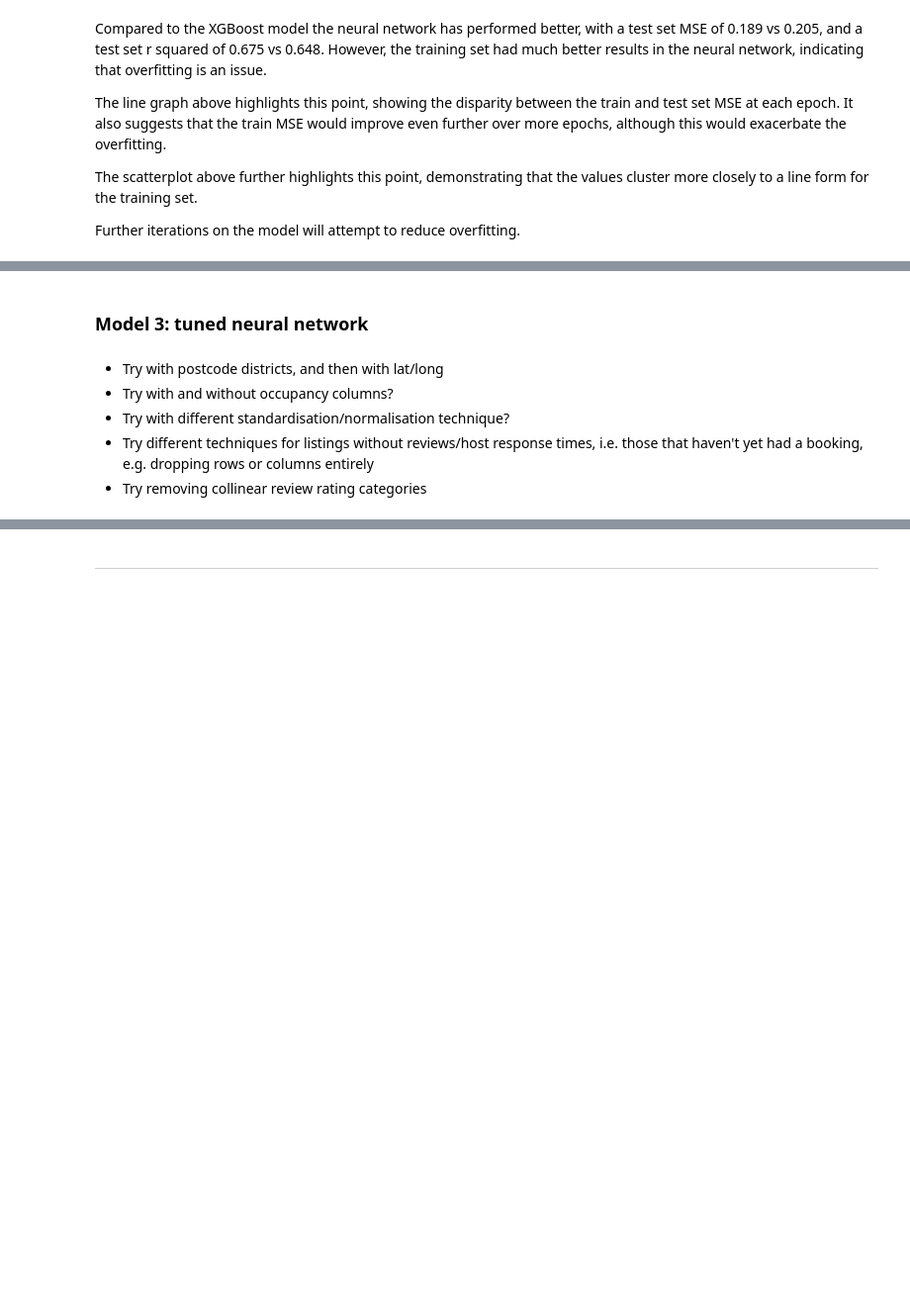
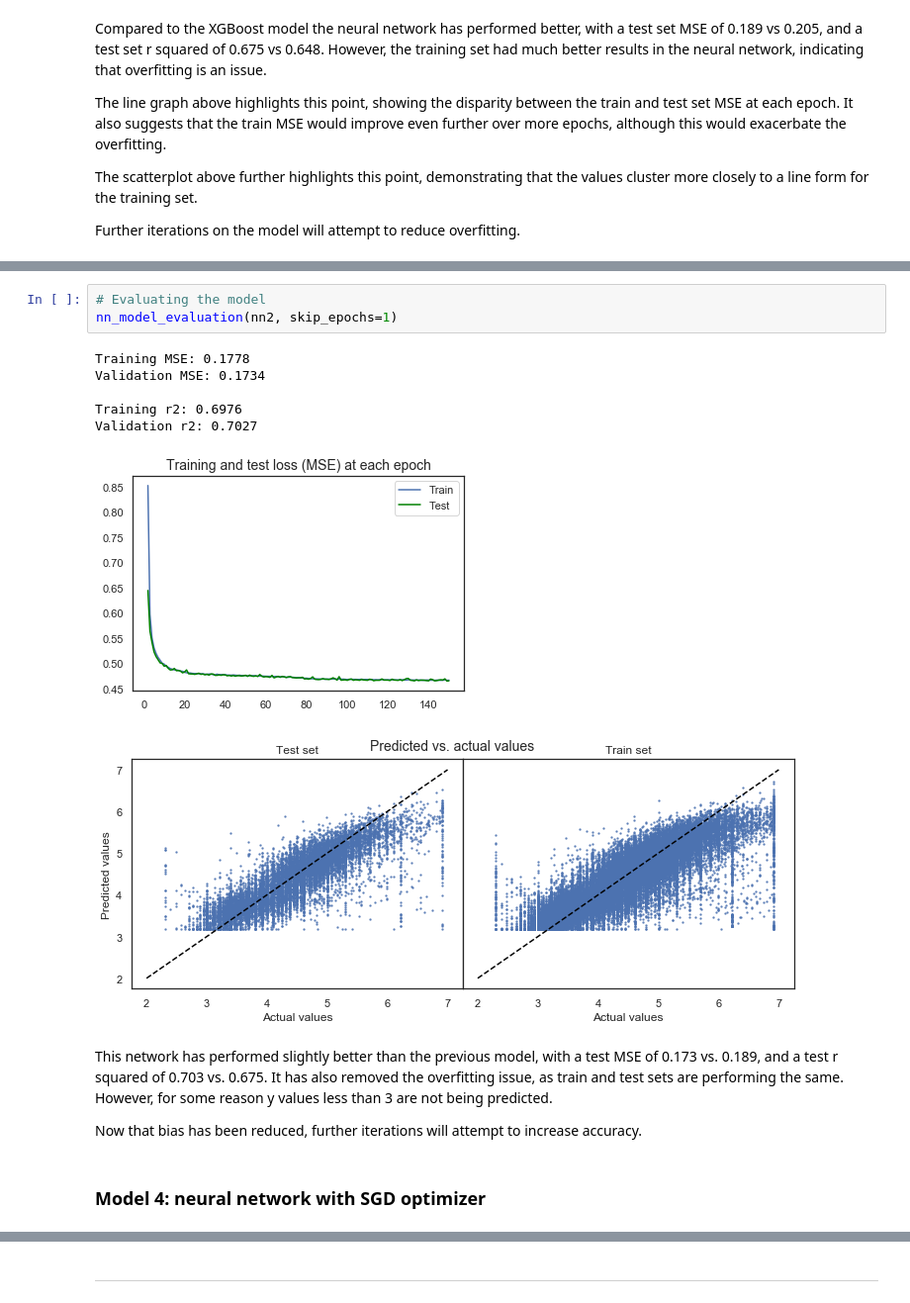
Before and after one commit to cbuie/Airbnb-neural-network-price-prediction, a Jupyter notebook: Airbnb-price-prediction.ipynb, the cells around one changed output, grey strips where cells are left out. Shown at 99% size. Drawn from its saved outputs; the diff is of its cells as text; blank space fills up the shorter version.

```diff
--- a/Airbnb-price-prediction.ipynb
+++ b/Airbnb-price-prediction.ipynb
@@ -1820,8 +1909,17 @@ Further iterations on the model will attempt to reduce overfitting.
+# %%
+# Evaluating the model
+nn_model_evaluation(nn2, skip_epochs=1)
+# %% [output]
+Training MSE: 0.1778
+Validation MSE: 0.1734
+
+Training r2: 0.6976
+Validation r2: 0.7027
+[figure, added]
+[figure, added]
+# %% [markdown]
+This network has performed slightly better than the previous model, with a test MSE of 0.173 vs. 0.189, and a test r squared of 0.703 vs. 0.675. It has also removed the overfitting issue, as train and test sets are performing the same. However, for some reason y values less than 3 are not being predicted.
+
+Now that bias has been reduced, further iterations will attempt to increase accuracy.
 # %% [markdown]
-### Model 3: tuned neural network
+### Model 4: neural network with SGD optimizer
-# %% [markdown]
-- Try with postcode districts, and then with lat/long
-- Try with and without occupancy columns?
-- Try with different standardisation/normalisation technique?
-- Try different techniques for listings without reviews/host response times, i.e. those that haven't yet had a booking, e.g. dropping rows or columns entirely
-- Try removing collinear review rating categories
```
Also changed, not shown: parts of 28 cells of this notebook, 1 other file.
